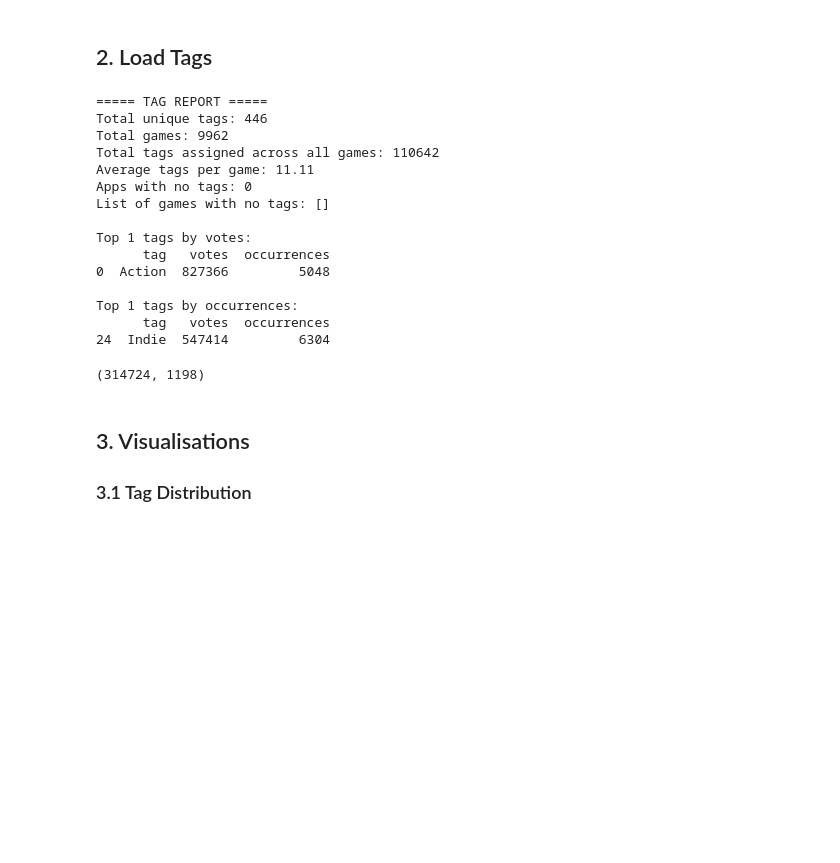
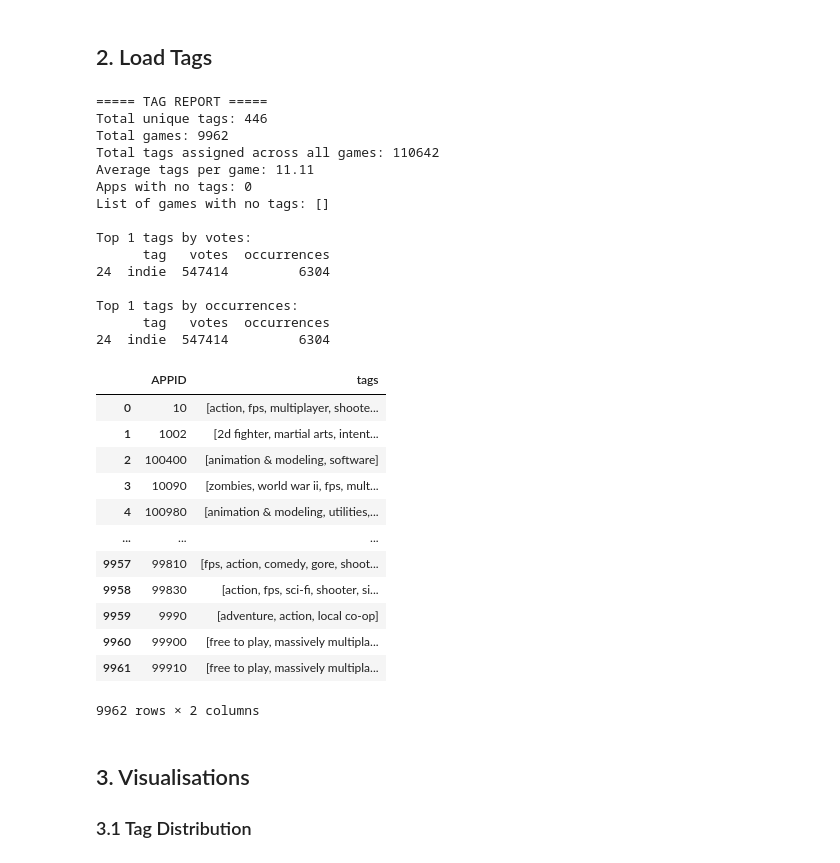
Before and after one commit to JorisVlaar/NLP_Project_Group_36, a Jupyter notebook: tags.ipynb, the cells around one changed output. Drawn from its saved outputs; the diff is of its cells as text; code cells hidden in the pictures; blank space fills up the shorter version.

```diff
--- a/tags.ipynb
+++ b/tags.ipynb
@@ -134,17 +117,17 @@ def load_tag_data(tagPath="tags.csv", top_k=446, tagReport=True):
 
     # DataFrame with tag stats
     tagCountsDF = pd.DataFrame({
-        'tag': vote_counts.keys(),
+        'tag': [t.lower() for t in vote_counts.keys()],
         'votes': vote_counts.values(),
         'occurrences': [occurrence_counts[tag] for tag in vote_counts.keys()]
-    }).sort_values(by='votes', ascending=False)
+    }).sort_values(by='occurrences', ascending=False)
 
     # List of top_k tags
     tags = tagCountsDF.head(top_k)['tag'].tolist()
 
     # DataFrame with tags per game filtered by top_k
     tagGamesDF = df[['APPID']].copy()
-    tagGamesDF['tags'] = df['tags_dict'].apply(lambda tags: [tag for tag in tags if tag in tags])
+    tagGamesDF['tags'] = df['tags_dict'].apply(lambda tags: [tag.lower() for tag in tags if tag in tags])
 
     def tag_report(tagCountsDF, tagGamesDF):
         notags = tagGamesDF.loc[tagGamesDF['tags'].apply(len) == 0, 'APPID'].tolist()
@@ -180,29 +163,43 @@ List of games with no tags: []
 
 Top 1 tags by votes:
       tag   votes  occurrences
-0  Action  827366         5048
+24  indie  547414         6304
 
 Top 1 tags by occurrences:
       tag   votes  occurrences
-24  Indie  547414         6304
+24  indie  547414         6304
-(314724, 1198)
 # %%
-def filter_rare_tags_by_game(tags_df, tagCountsDF, min_count=1, max_count=7000):
+def filter_rare_tags_by_game(tagGamesDF, tagCountsDF, min_count=1, max_count=7000):
+    tags_df = tagGamesDF.copy()
     # Keep tags within the occurrence thresholds
     allowed_tags = set(tagCountsDF.loc[
         (tagCountsDF['occurrences'] >= min_count) & (tagCountsDF['occurrences'] <= max_count),
         'tag'
     ])
 
     # Filter tags per game
     tags_df['tags'] = tags_df['tags'].apply(lambda lst: [tag for tag in lst if tag in allowed_tags])
 
     # Drop games with no tags left
-    tags_df = tags_df[tags_df['tags'].str.len() > 0].reset_index(drop=True)
+    tags_df = tags_df[tags_df['tags'].map(len) > 0].reset_index(drop=True)
 
     return tags_df
 
 filter_rare_tags_by_game(tagGamesDF, tagCountsDF)
+# %% [output]
+|  | APPID | tags |
+| 0 | 10 | [action, fps, multiplayer, shoote... |
+| 1 | 1002 | [2d fighter, martial arts, intent... |
+| 2 | 100400 | [animation & modeling, software] |
+| 3 | 10090 | [zombies, world war ii, fps, mult... |
+| 4 | 100980 | [animation & modeling, utilities,... |
+| ... | ... | ... |
+| 9957 | 99810 | [fps, action, comedy, gore, shoot... |
+| 9958 | 99830 | [action, fps, sci-fi, shooter, si... |
+| 9959 | 9990 | [adventure, action, local co-op] |
+| 9960 | 99900 | [free to play, massively multipla... |
+| 9961 | 99910 | [free to play, massively multipla... |
+9962 rows × 2 columns
 # %% [markdown]
 ## 3.   Visualisations
 ### 3.1 Tag Distribution
```
Also changed, not shown: parts of 6 cells of this notebook, 3 other files.
